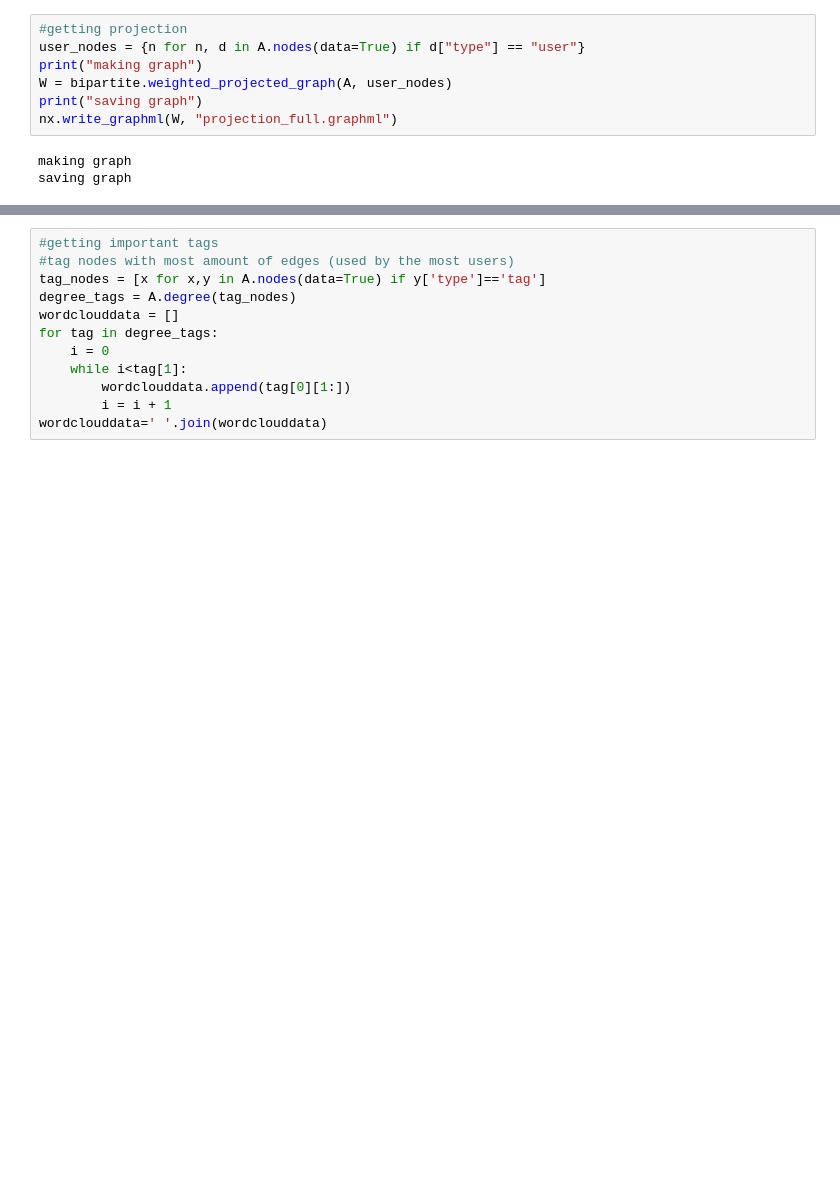
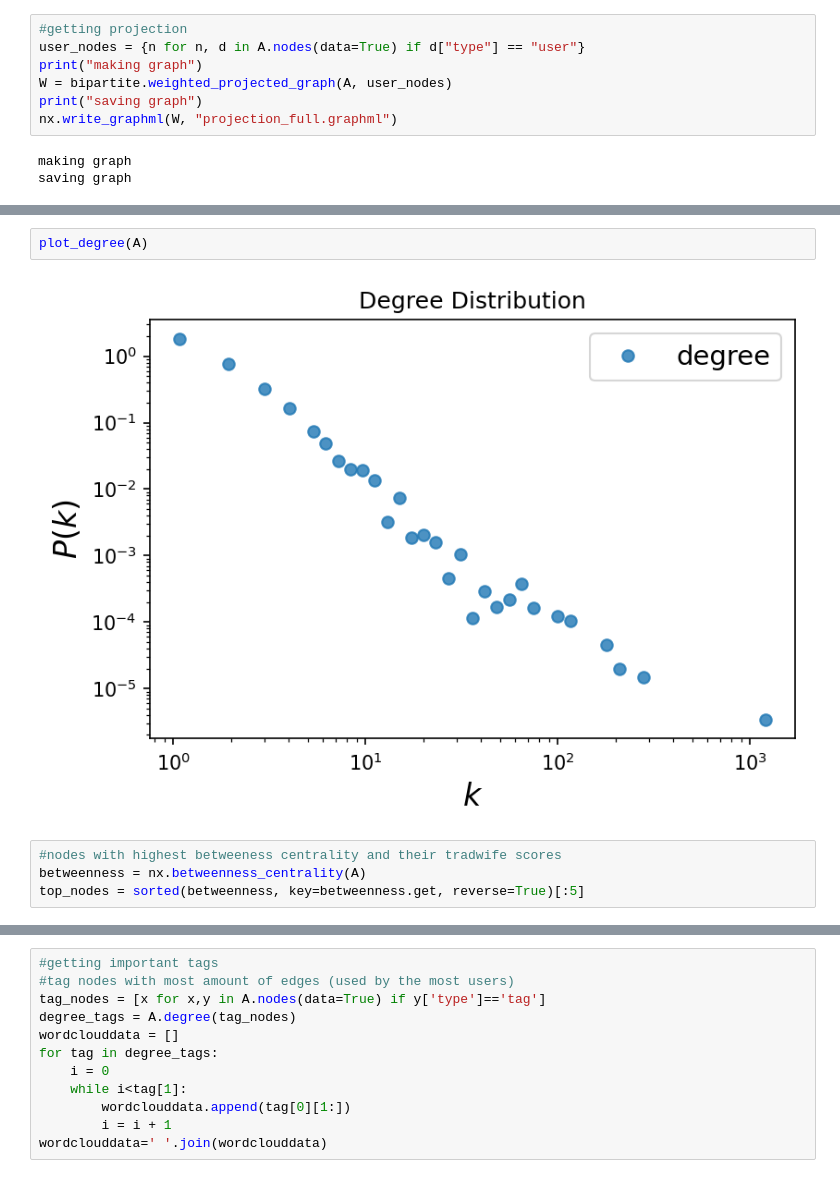
Before and after one commit to olivermallen/Cottagecore_Tradwife_Pipeline, a Jupyter notebook: network_analysis.ipynb, the cells around one changed output, grey strips where cells are left out. Saved outputs shown, nothing was run; the diff lists cells and outputs as text; blank space fills up the shorter version.

```diff
--- a/network_analysis.ipynb
+++ b/network_analysis.ipynb
@@ -171,0 +294,8 @@ saving graph
+# %%
+plot_degree(A)
+# %% [output]
+[figure, added]
+# %%
+#nodes with highest betweeness centrality and their tradwife scores
+betweenness = nx.betweenness_centrality(A)
+top_nodes = sorted(betweenness, key=betweenness.get, reverse=True)[:5]
```
Also changed, not shown: parts of 13 cells of this notebook, 1 other file.
